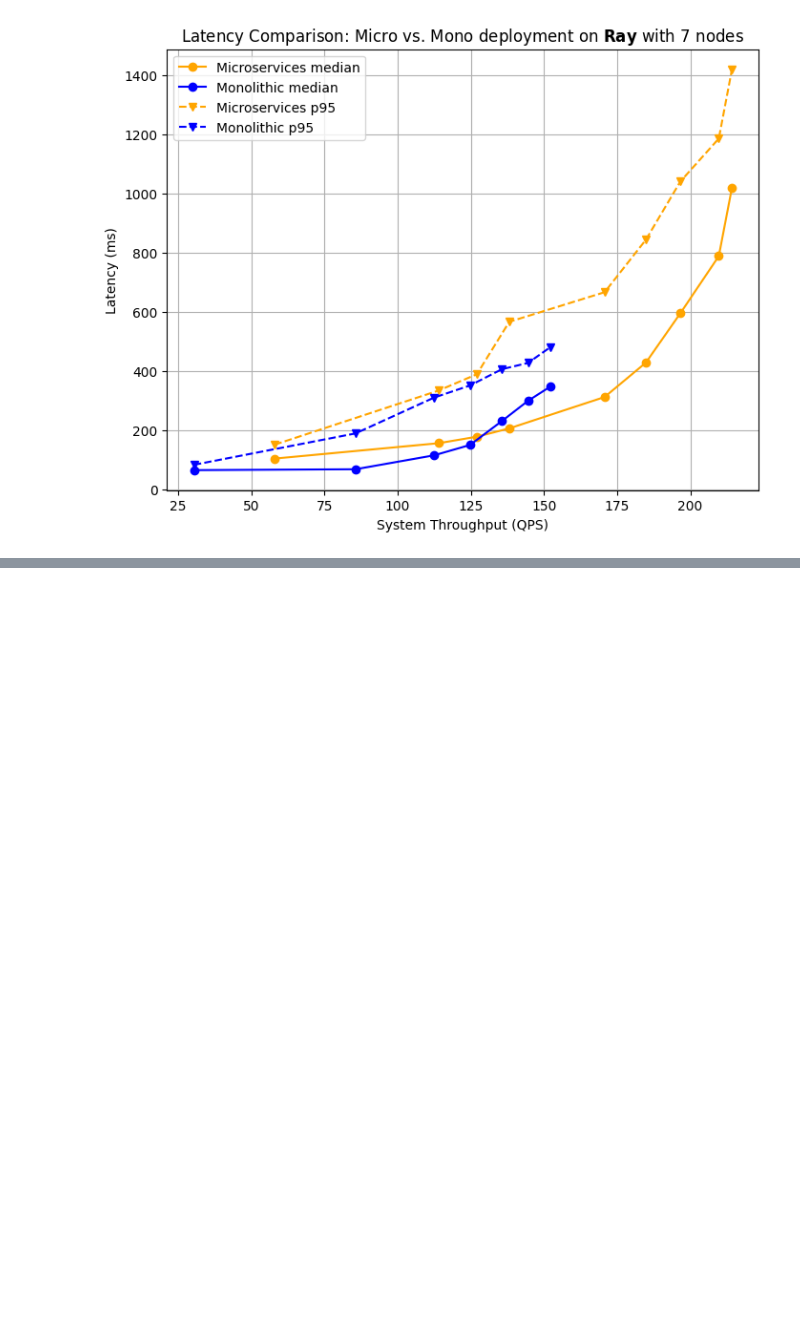
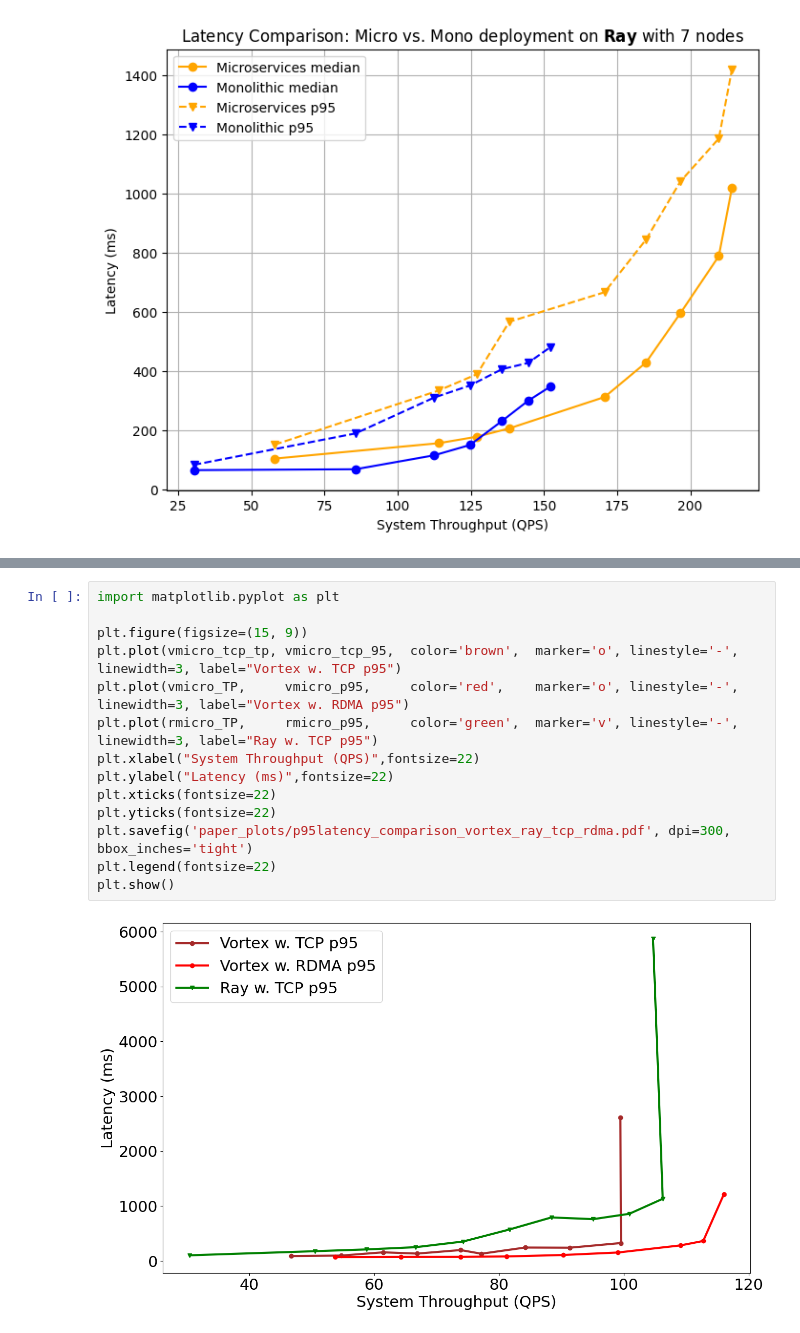
Before and after one commit to aliciayuting/vortex_exp_data, a Jupyter notebook: paper_figs.ipynb, the cells around one changed output, grey strips where cells are left out. Cells and saved outputs as stored; diff of their text form; blank space fills up the shorter version.

```diff
--- a/paper_figs.ipynb
+++ b/paper_figs.ipynb
@@ -236,0 +261,16 @@ mono_p95    = []
+# %%
+import matplotlib.pyplot as plt
+
+plt.figure(figsize=(15, 9))
+plt.plot(vmicro_tcp_tp, vmicro_tcp_95,  color='brown',  marker='o', linestyle='-', linewidth=3, label="Vortex w. TCP p95")
+plt.plot(vmicro_TP,     vmicro_p95,     color='red',    marker='o', linestyle='-', linewidth=3, label="Vortex w. RDMA p95")
+plt.plot(rmicro_TP,     rmicro_p95,     color='green',  marker='v', linestyle='-', linewidth=3, label="Ray w. TCP p95")
+plt.xlabel("System Throughput (QPS)",fontsize=22)
+plt.ylabel("Latency (ms)",fontsize=22)
+plt.xticks(fontsize=22)
+plt.yticks(fontsize=22)
+plt.savefig('paper_plots/p95latency_comparison_vortex_ray_tcp_rdma.pdf', dpi=300, bbox_inches='tight')
+plt.legend(fontsize=22)
+plt.show()
+# %% [output]
+[figure, added]
```
Also changed, not shown: parts of 16 cells of this notebook.
